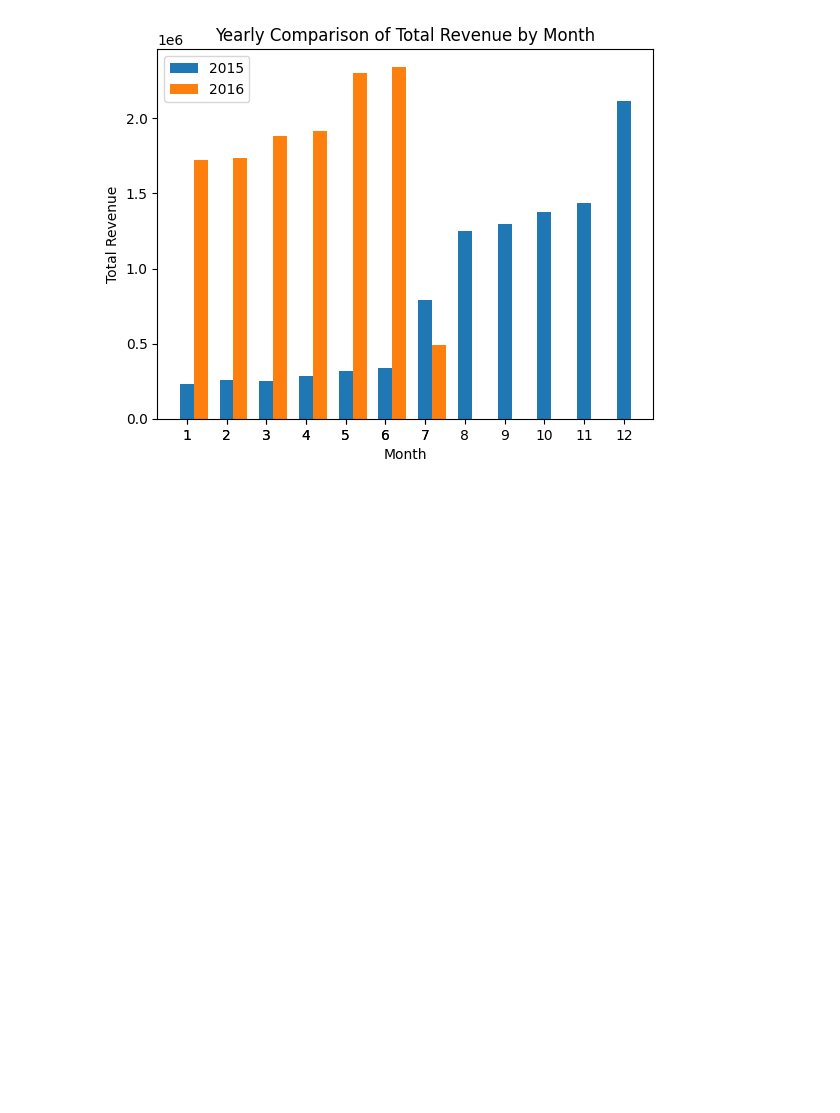
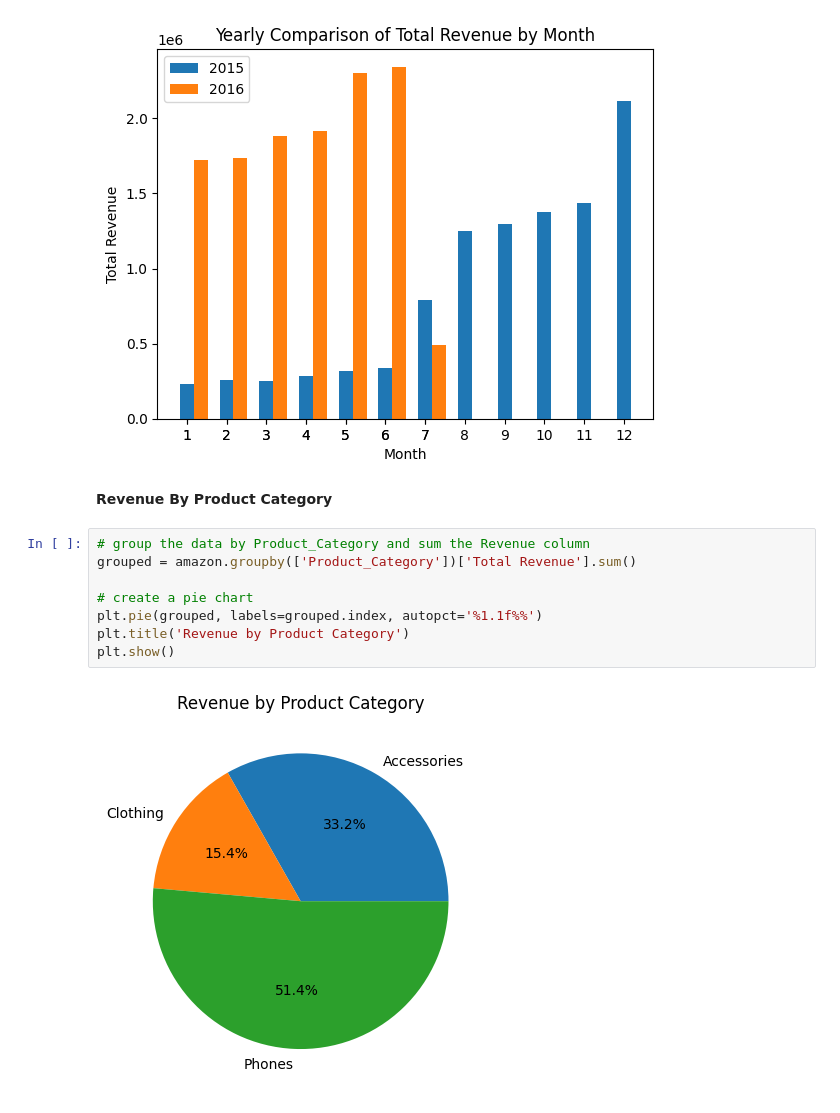
Before and after one commit to NijjohUnno/AmazonExploratoryAnalysis, a Jupyter notebook: Amazon_Script.ipynb, the cells around one changed output. Saved outputs shown, nothing was run; the diff lists cells and outputs as text; blank space fills up the shorter version.

```diff
--- a/Amazon_Script.ipynb
+++ b/Amazon_Script.ipynb
@@ -160,3 +160,15 @@ ax.legend()
 plt.show()
 # %% [output]
 [figure]
+# %% [markdown]
+**Revenue By Product Category**
+# %%
+# group the data by Product_Category and sum the Revenue column
+grouped = amazon.groupby(['Product_Category'])['Total Revenue'].sum()
+
+# create a pie chart
+plt.pie(grouped, labels=grouped.index, autopct='%1.1f%%')
+plt.title('Revenue by Product Category')
+plt.show()
+# %% [output]
+[figure, added]
```
Also changed, not shown: parts of 1 cell of this notebook.
